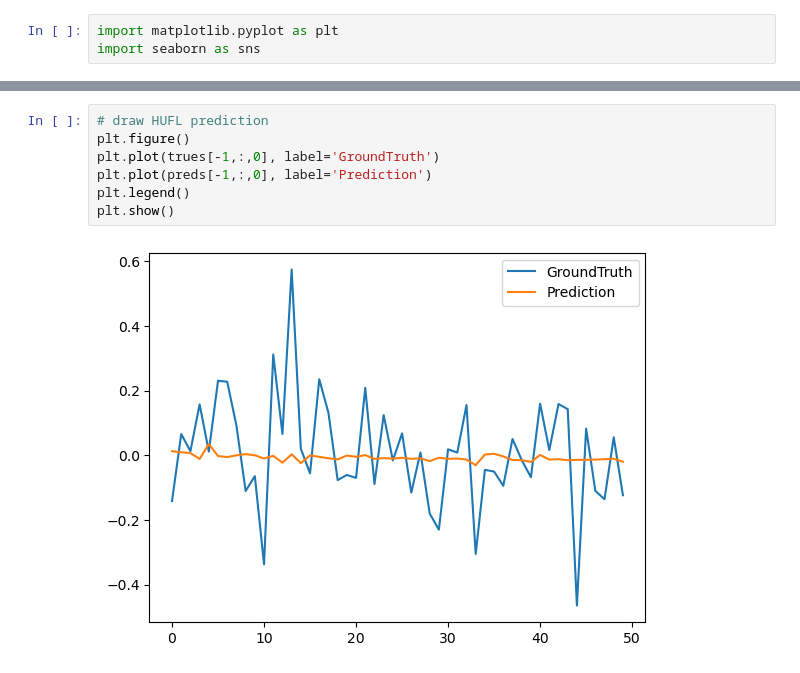
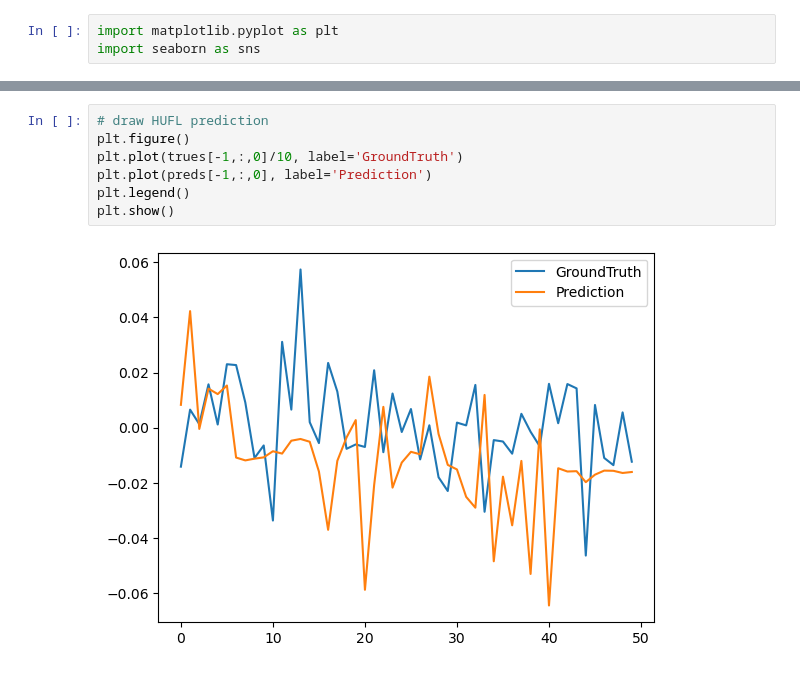
Before and after one commit to Mister-JP/AML_2022_Informer-2020-model, a Jupyter notebook: 102_Close_diff_perc_nrm.ipynb, the cells around one changed output, grey strips where cells are left out. Saved outputs shown, nothing was run; the diff lists cells and outputs as text.

```diff
--- a/102_Close_diff_perc_nrm.ipynb
+++ b/102_Close_diff_perc_nrm.ipynb
@@ -379,9 +373,9 @@ plt.show()
 # %%
 # draw HUFL prediction
 plt.figure()
-plt.plot(trues[-1,:,0], label='GroundTruth')
+plt.plot(trues[-1,:,0]/10, label='GroundTruth')
 plt.plot(preds[-1,:,0], label='Prediction')
 plt.legend()
 plt.show()
 # %% [output]
-[figure, old version]
+[figure, new version]
```
Also changed, not shown: parts of 25 cells of this notebook.
